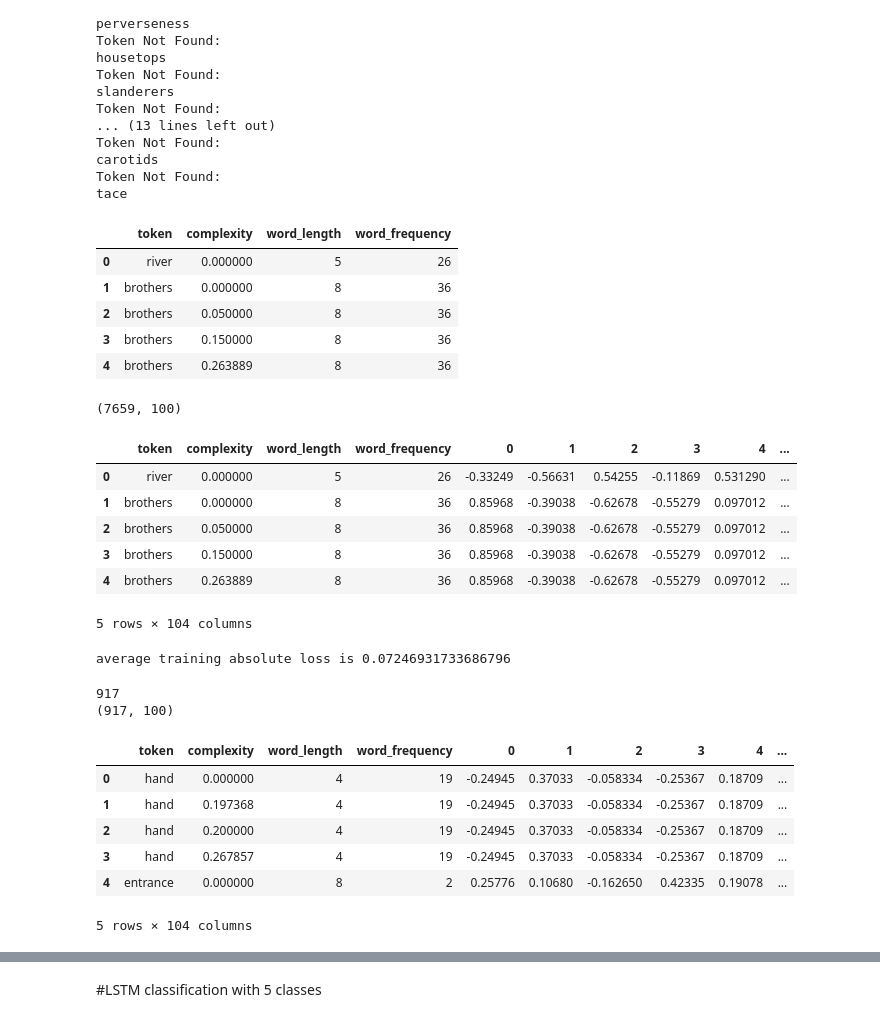
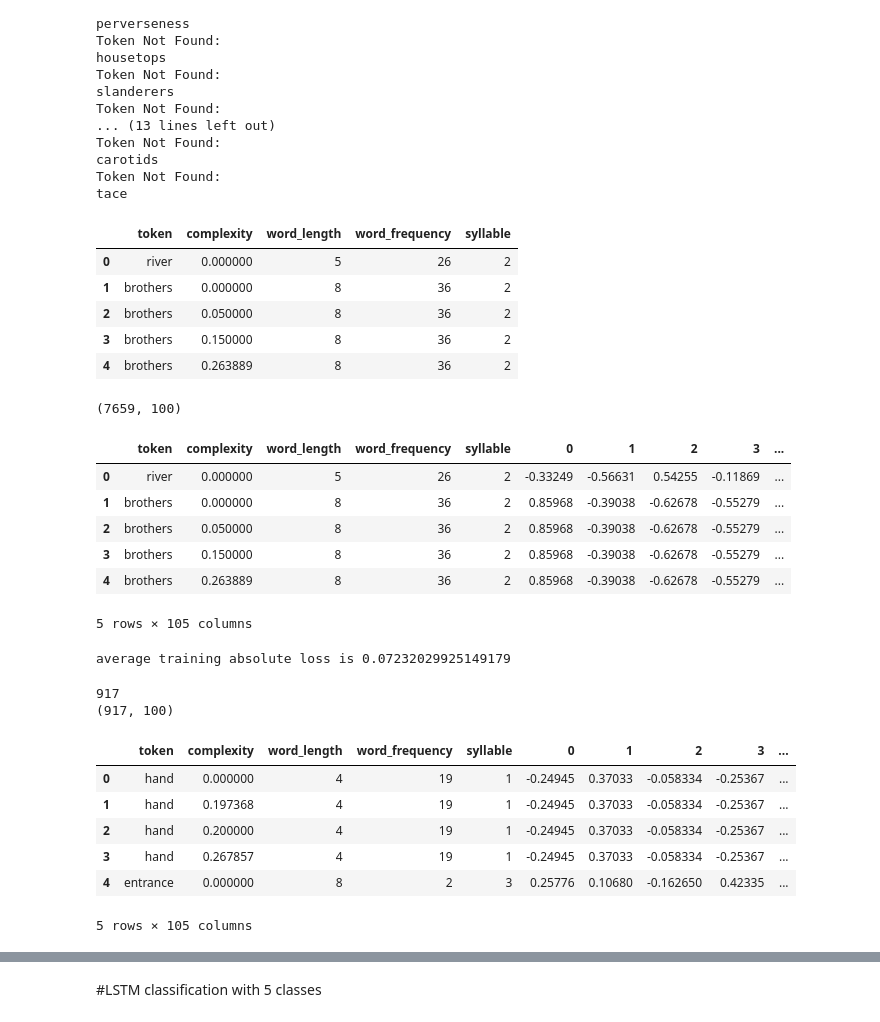
Before and after one commit to mcxxmc/CS505Final_project_CompLex, a Jupyter notebook: Codes/CS505FinalProject_final_version.ipynb, the cells around one changed output, grey strips where cells are left out. Saved outputs shown, nothing was run; the diff lists cells and outputs as text; code cells hidden in the pictures.

Commit message:
add syllables

```diff
--- a/Codes/CS505FinalProject_final_version.ipynb
+++ b/Codes/CS505FinalProject_final_version.ipynb
@@ -163,39 +169,42 @@ tace
 # create a dataframe for linear regression
 train_df = pd.DataFrame(tokens, columns =['token'])
 
 # add back complexity
 train_df['complexity'] = df['complexity']
 
 # word length
 train_df['word_length'] = train_df['token'].map(lambda x: len(x))
 
 # punctuations
 punc = string.punctuation
 
 # stop words
 stop_words = set(stopwords.words('english'))
 
 # word frequency
 # tokenize the whole curpus
 temp = df['sentence'].to_list()
 texts = []
 for sent in temp:
   sent = sent.lower()
   sent = ''.join([c for c in sent if c not in punc])
   words = [word for word in sent.split(' ') if (word.isalpha() and word not in stop_words)]
   texts += words
 # count frequency
 count_word_frequency = Counter(texts)
 train_df['word_frequency'] = train_df['token'].map(lambda x: count_word_frequency[x])
 
+# syllables
+train_df['syllable'] = train_df['token'].map(lambda x: syllables.estimate(x))
+
 train_df.head()
 # %% [output]
-|  | token | complexity | word_length | word_frequency |
-| 0 | river | 0.000000 | 5 | 26 |
-| 1 | brothers | 0.000000 | 8 | 36 |
-| 2 | brothers | 0.050000 | 8 | 36 |
-| 3 | brothers | 0.150000 | 8 | 36 |
-| 4 | brothers | 0.263889 | 8 | 36 |
+|  | token | complexity | word_length | word_frequency | syllable |
+| 0 | river | 0.000000 | 5 | 26 | 2 |
+| 1 | brothers | 0.000000 | 8 | 36 | 2 |
+| 2 | brothers | 0.050000 | 8 | 36 | 2 |
+| 3 | brothers | 0.150000 | 8 | 36 | 2 |
+| 4 | brothers | 0.263889 | 8 | 36 | 2 |
 # %%
 # create the weight matrix
 weights_matrix = create_weights_matrix(tokens)
@@ -208,13 +217,13 @@ train_df_combined = pd.concat([train_df, weights_matrix_df], axis=1)
 train_df_combined.head()
 # %% [output]
 (7659, 100)
-|  | token | complexity | word_length | word_frequency | 0 | 1 | 2 | 3 | 4 | ... |
-| 0 | river | 0.000000 | 5 | 26 | -0.33249 | -0.56631 | 0.54255 | -0.11869 | 0.531290 | ... |
-| 1 | brothers | 0.000000 | 8 | 36 | 0.85968 | -0.39038 | -0.62678 | -0.55279 | 0.097012 | ... |
-| 2 | brothers | 0.050000 | 8 | 36 | 0.85968 | -0.39038 | -0.62678 | -0.55279 | 0.097012 | ... |
-| 3 | brothers | 0.150000 | 8 | 36 | 0.85968 | -0.39038 | -0.62678 | -0.55279 | 0.097012 | ... |
-| 4 | brothers | 0.263889 | 8 | 36 | 0.85968 | -0.39038 | -0.62678 | -0.55279 | 0.097012 | ... |
+|  | token | complexity | word_length | word_frequency | syllable | 0 | 1 | 2 | 3 | ... |
+| 0 | river | 0.000000 | 5 | 26 | 2 | -0.33249 | -0.56631 | 0.54255 | -0.11869 | ... |
+| 1 | brothers | 0.000000 | 8 | 36 | 2 | 0.85968 | -0.39038 | -0.62678 | -0.55279 | ... |
+| 2 | brothers | 0.050000 | 8 | 36 | 2 | 0.85968 | -0.39038 | -0.62678 | -0.55279 | ... |
+| 3 | brothers | 0.150000 | 8 | 36 | 2 | 0.85968 | -0.39038 | -0.62678 | -0.55279 | ... |
+| 4 | brothers | 0.263889 | 8 | 36 | 2 | 0.85968 | -0.39038 | -0.62678 | -0.55279 | ... |
-5 rows × 104 columns
+5 rows × 105 columns
 # %%
 # get data for training
 X_train = train_df_combined.drop(columns=['token', 'complexity'])
@@ -235,7 +244,7 @@ for i in range(num):
 abl = sum(losses) / num
 print("average training absolute loss is " + str(abl))
 # %% [output]
-average training absolute loss is 0.07246931733686796
+average training absolute loss is 0.07232029925149179
 # %%
 # on test
 test_tokens = test['token'].dropna().to_list()
@@ -264,6 +273,9 @@ for sent in temp:
 count = Counter(texts)
 test_df['word_frequency'] = test_df['token'].map(lambda x: count[x])
 
+# syllables
+test_df['syllable'] = test_df['token'].map(lambda x: syllables.estimate(x))
+
 # create the weight matrix
 weights_matrix = create_weights_matrix(test_tokens)
 print(weights_matrix.shape)
@@ -275,13 +287,13 @@ test_df_combined.head()
 # %% [output]
 917
 (917, 100)
-|  | token | complexity | word_length | word_frequency | 0 | 1 | 2 | 3 | 4 | ... |
-| 0 | hand | 0.000000 | 4 | 19 | -0.24945 | 0.37033 | -0.058334 | -0.25367 | 0.18709 | ... |
-| 1 | hand | 0.197368 | 4 | 19 | -0.24945 | 0.37033 | -0.058334 | -0.25367 | 0.18709 | ... |
-| 2 | hand | 0.200000 | 4 | 19 | -0.24945 | 0.37033 | -0.058334 | -0.25367 | 0.18709 | ... |
-| 3 | hand | 0.267857 | 4 | 19 | -0.24945 | 0.37033 | -0.058334 | -0.25367 | 0.18709 | ... |
-| 4 | entrance | 0.000000 | 8 | 2 | 0.25776 | 0.10680 | -0.162650 | 0.42335 | 0.19078 | ... |
+|  | token | complexity | word_length | word_frequency | syllable | 0 | 1 | 2 | 3 | ... |
+| 0 | hand | 0.000000 | 4 | 19 | 1 | -0.24945 | 0.37033 | -0.058334 | -0.25367 | ... |
+| 1 | hand | 0.197368 | 4 | 19 | 1 | -0.24945 | 0.37033 | -0.058334 | -0.25367 | ... |
+| 2 | hand | 0.200000 | 4 | 19 | 1 | -0.24945 | 0.37033 | -0.058334 | -0.25367 | ... |
+| 3 | hand | 0.267857 | 4 | 19 | 1 | -0.24945 | 0.37033 | -0.058334 | -0.25367 | ... |
+| 4 | entrance | 0.000000 | 8 | 2 | 3 | 0.25776 | 0.10680 | -0.162650 | 0.42335 | ... |
-5 rows × 104 columns
+5 rows × 105 columns
 # %%
 # get data for test
 X_test = test_df_combined.drop(columns=['token', 'complexity'])
```
Also changed, not shown: parts of 24 cells of this notebook.
